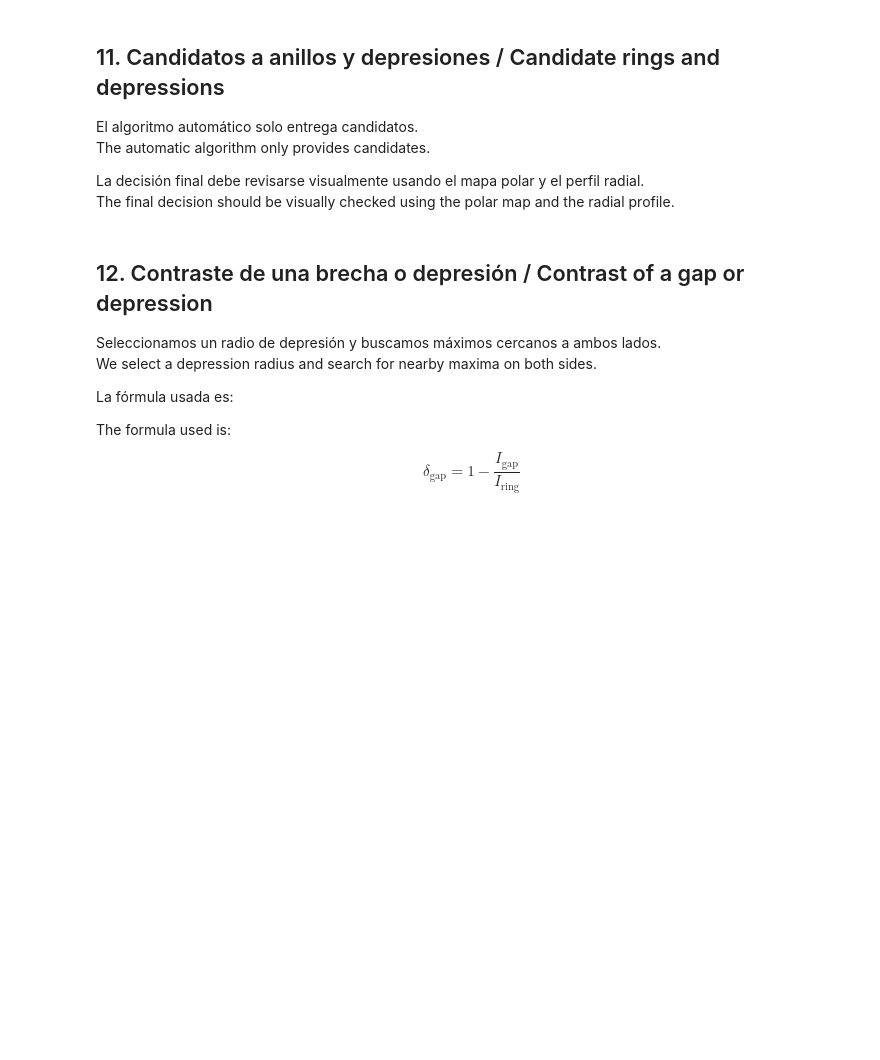
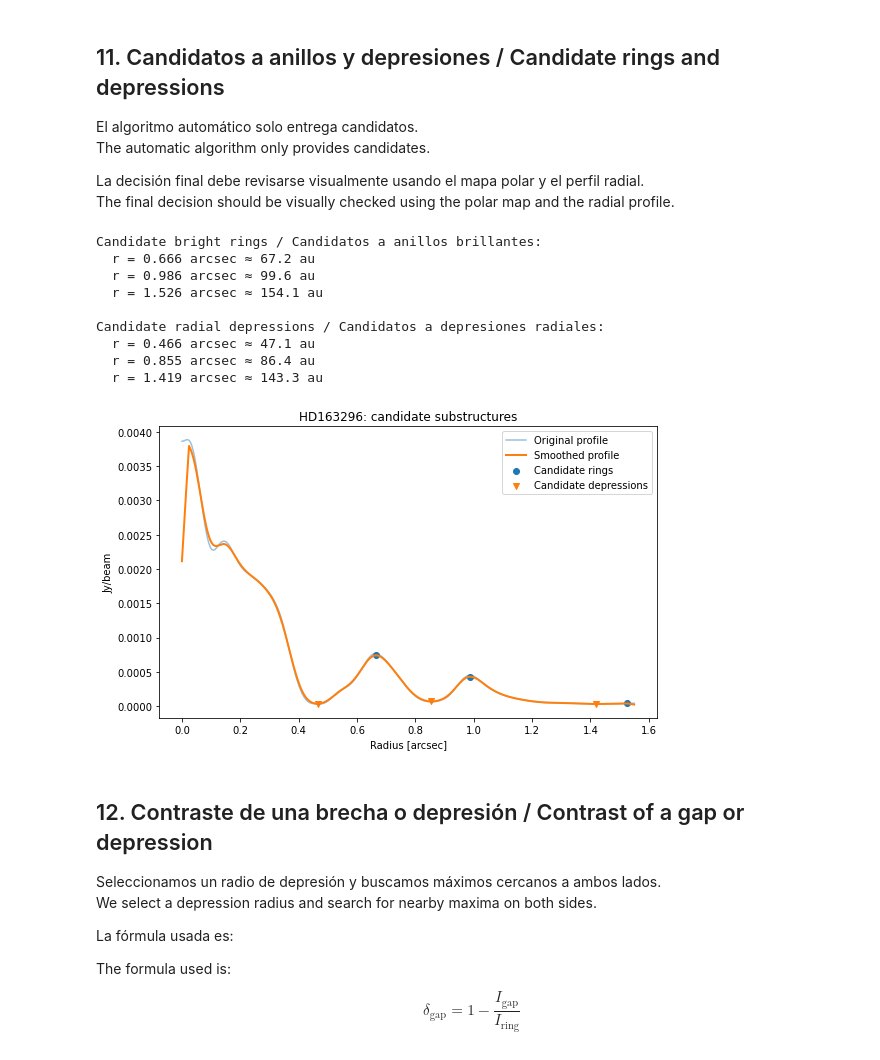
Before and after one commit to martinaAbarca/pilot-protoplanetary-disks-catalog, a Jupyter notebook: data/actividades/solutions/morphology_activity_solution_en_es.ipynb, the cells around one changed output. Saved outputs shown, nothing was run; the diff lists cells and outputs as text; code cells hidden in the pictures; blank space fills up the shorter version.

```diff
--- a/data/actividades/solutions/morphology_activity_solution_en_es.ipynb
+++ b/data/actividades/solutions/morphology_activity_solution_en_es.ipynb
@@ -51,7 +51,7 @@ disk_parameters = {
         "distance_pc": 101.0,
         "crop_size_pixels": 1100,
         "r_max_arcsec": 1.55,
-        "selected_gap_arcsec": 1.22,
+        "selected_gap_arcsec": 0.855,
     },
     "IMLup": {
         "file_name": "IMLup_continuum.fits",
@@ -61,7 +61,7 @@ disk_parameters = {
         "distance_pc": 161.0,
         "crop_size_pixels": 1500,
         "r_max_arcsec": 2.2,
-        "selected_gap_arcsec": 1.0,
+        "selected_gap_arcsec": 0.855,
     },
 }
 
@@ -364,38 +400,49 @@ profile_smooth = moving_average(radial_mean, window=11)
 
 # Evitar la región central, donde el brillo puede dominar el perfil.
 # Avoid the central region, where the brightness can dominate the profile.
-mask = (radii > 0.08) & np.isfinite(profile_smooth)
+mask = (radii > 0.30) & np.isfinite(profile_smooth)
 
 valid_r = radii[mask]
 valid_profile = profile_smooth[mask]
 
 # Buscar máximos y mínimos locales con una separación mínima.
 # Find local maxima and minima with a minimum separation.
 peaks, _ = find_peaks(valid_profile, distance=14)
 troughs, _ = find_peaks(-valid_profile, distance=14)
 
 peak_r = valid_r[peaks]
 trough_r = valid_r[troughs]
 
 print("Candidate bright rings / Candidatos a anillos brillantes:")
 for r in peak_r[:10]:
     print(f"  r = {r:.3f} arcsec ≈ {r * params['distance_pc']:.1f} au")
 
 print("\nCandidate radial depressions / Candidatos a depresiones radiales:")
 for r in trough_r[:10]:
     print(f"  r = {r:.3f} arcsec ≈ {r * params['distance_pc']:.1f} au")
 
 plt.figure(figsize=(8, 5))
 plt.plot(radii, radial_mean, alpha=0.45, label="Original profile")
 plt.plot(radii, profile_smooth, lw=2, label="Smoothed profile")
 plt.scatter(peak_r, np.interp(peak_r, radii, profile_smooth), marker="o", label="Candidate rings")
 plt.scatter(trough_r, np.interp(trough_r, radii, profile_smooth), marker="v", label="Candidate depressions")
 plt.xlabel("Radius [arcsec]")
 plt.ylabel(header.get("BUNIT", "Intensity"))
 plt.title(f"{DISK_NAME}: candidate substructures")
 plt.legend()
 plt.tight_layout()
 plt.show()
+# %% [output]
+Candidate bright rings / Candidatos a anillos brillantes:
+  r = 0.666 arcsec ≈ 67.2 au
+  r = 0.986 arcsec ≈ 99.6 au
+  r = 1.526 arcsec ≈ 154.1 au
+
+Candidate radial depressions / Candidatos a depresiones radiales:
+  r = 0.466 arcsec ≈ 47.1 au
+  r = 0.855 arcsec ≈ 86.4 au
+  r = 1.419 arcsec ≈ 143.3 au
+[figure, added]
 # %% [markdown]
 ## 12. Contraste de una brecha o depresión / Contrast of a gap or depression
 
```
Also changed, not shown: parts of 11 cells of this notebook, 6 other files.
